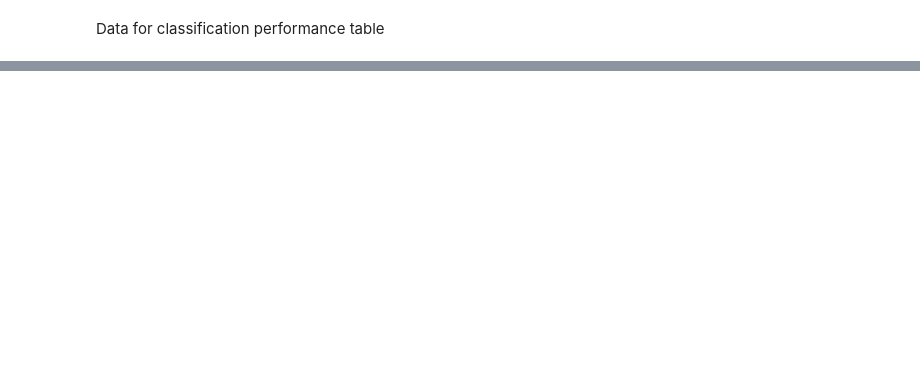
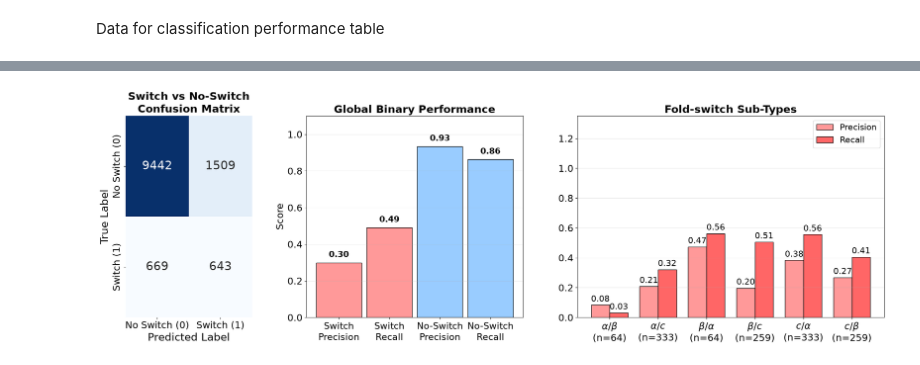
Before and after one commit to Pranav-Machingal/fs_classification_bda26, a Jupyter notebook: results_visualization.ipynb, the cells around one changed output, grey strips where cells are left out. Saved outputs shown, nothing was run; the diff lists cells and outputs as text; code cells hidden in the pictures; blank space fills up the shorter version.

```diff
--- a/results_visualization.ipynb
+++ b/results_visualization.ipynb
@@ -28,0 +55,4 @@ round((42*0.21+ 221*0.7+36*0.58+192*0.76+224*0.77+209*0.72)/(42+221+36+192+224+2
+# %%
+plot_comprehensive_evaluation(task_name='Global_3Class_CommonC_OvR', feature_type="fusionprot")
+# %% [output]
+[figure, added]
```
Also changed, not shown: parts of 5 cells of this notebook, 31 other files.
